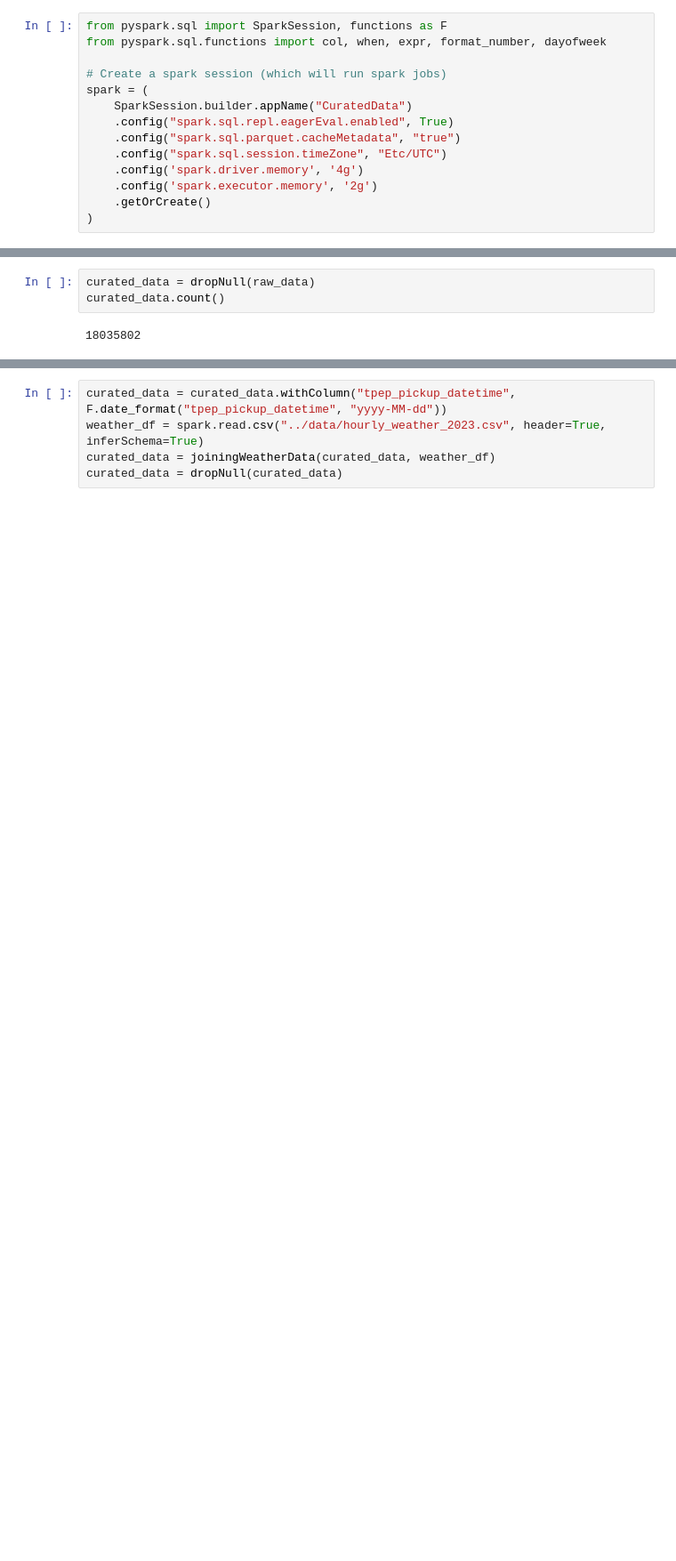
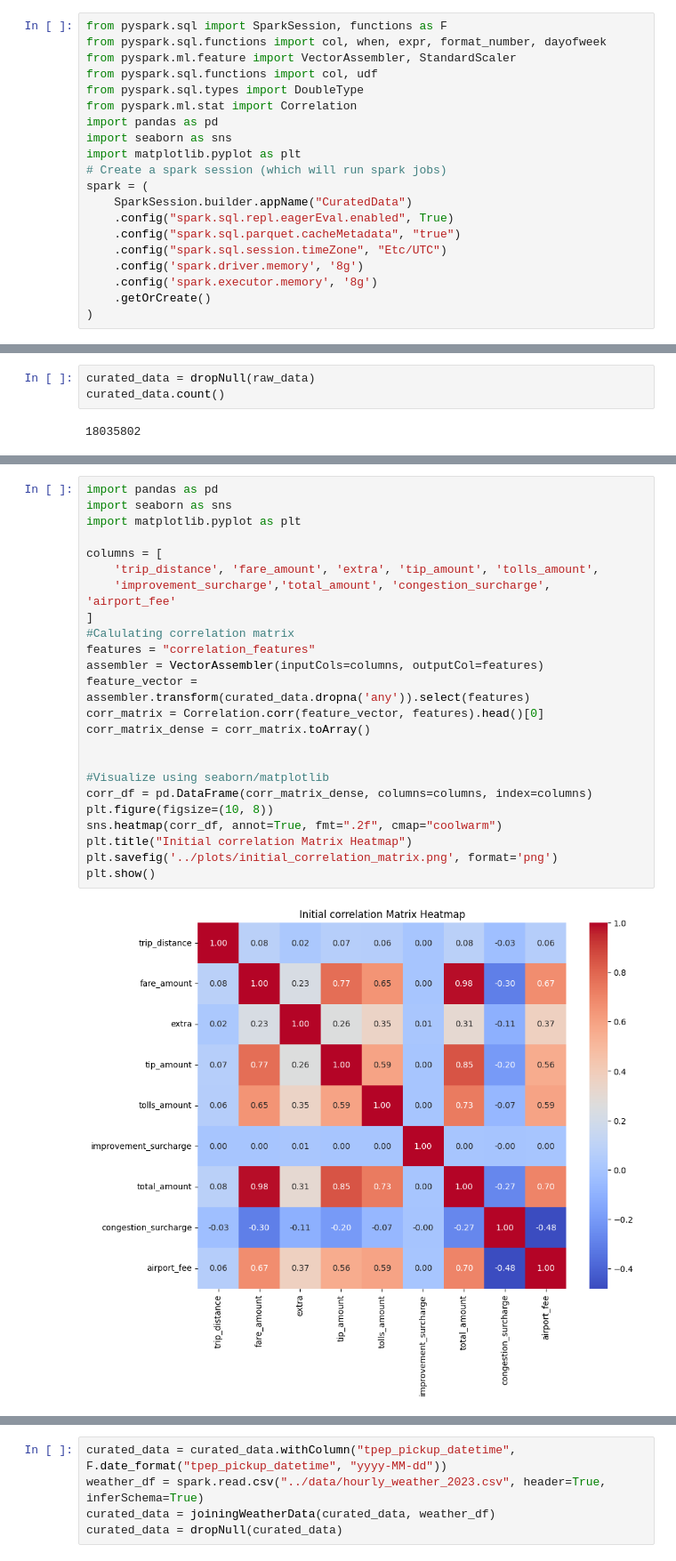
Before and after one commit to thinhtranduy/NYC-taxi-tips-prediction, a Jupyter notebook: notebooks/curatedDataGenerate.ipynb, the cells around one changed output, grey strips where cells are left out. Shown at 89% size. Cells and saved outputs as stored; diff of their text form; blank space fills up the shorter version.

```diff
--- a/notebooks/curatedDataGenerate.ipynb
+++ b/notebooks/curatedDataGenerate.ipynb
@@ -1,15 +1,21 @@
 # %%
 from pyspark.sql import SparkSession, functions as F
 from pyspark.sql.functions import col, when, expr, format_number, dayofweek
-
+from pyspark.ml.feature import VectorAssembler, StandardScaler
+from pyspark.sql.functions import col, udf
+from pyspark.sql.types import DoubleType
+from pyspark.ml.stat import Correlation
+import pandas as pd
+import seaborn as sns
+import matplotlib.pyplot as plt
 # Create a spark session (which will run spark jobs)
 spark = (
     SparkSession.builder.appName("CuratedData")
     .config("spark.sql.repl.eagerEval.enabled", True)
     .config("spark.sql.parquet.cacheMetadata", "true")
     .config("spark.sql.session.timeZone", "Etc/UTC")
-    .config('spark.driver.memory', '4g')
-    .config('spark.executor.memory', '2g')
+    .config('spark.driver.memory', '8g')
+    .config('spark.executor.memory', '8g')
     .getOrCreate()
 )
 # %% [output]
@@ -39 +82,27 @@ curated_data.count()
+# %%
+import pandas as pd
+import seaborn as sns
+import matplotlib.pyplot as plt
+
+columns = [
+    'trip_distance', 'fare_amount', 'extra', 'tip_amount', 'tolls_amount',
+    'improvement_surcharge','total_amount', 'congestion_surcharge', 'airport_fee'
+]
+#Calulating correlation matrix
+features = "correlation_features"
+assembler = VectorAssembler(inputCols=columns, outputCol=features)
+feature_vector = assembler.transform(curated_data.dropna('any')).select(features)
+corr_matrix = Correlation.corr(feature_vector, features).head()[0]
+corr_matrix_dense = corr_matrix.toArray()
+
+
+#Visualize using seaborn/matplotlib
+corr_df = pd.DataFrame(corr_matrix_dense, columns=columns, index=columns)
+plt.figure(figsize=(10, 8))
+sns.heatmap(corr_df, annot=True, fmt=".2f", cmap="coolwarm")
+plt.title("Initial correlation Matrix Heatmap")
+plt.savefig('../plots/initial_correlation_matrix.png', format='png')
+plt.show()
+# %% [output]
+[figure, added]
 # %%
```
Also changed, not shown: parts of 21 cells of this notebook, 55 other files.
